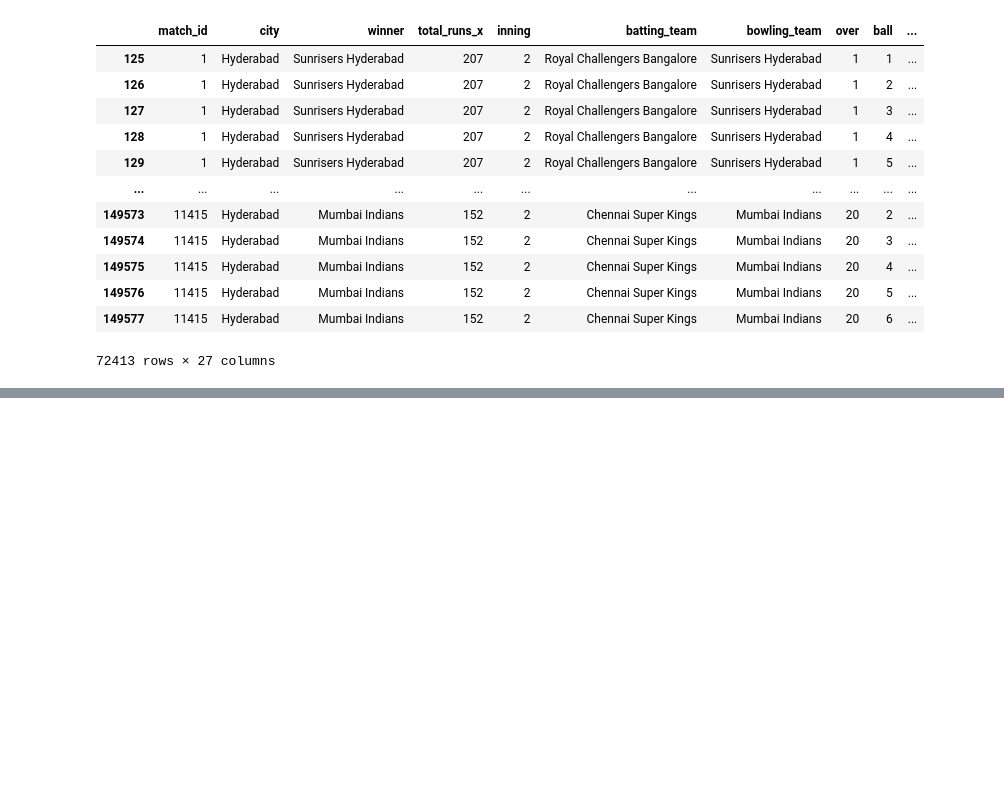
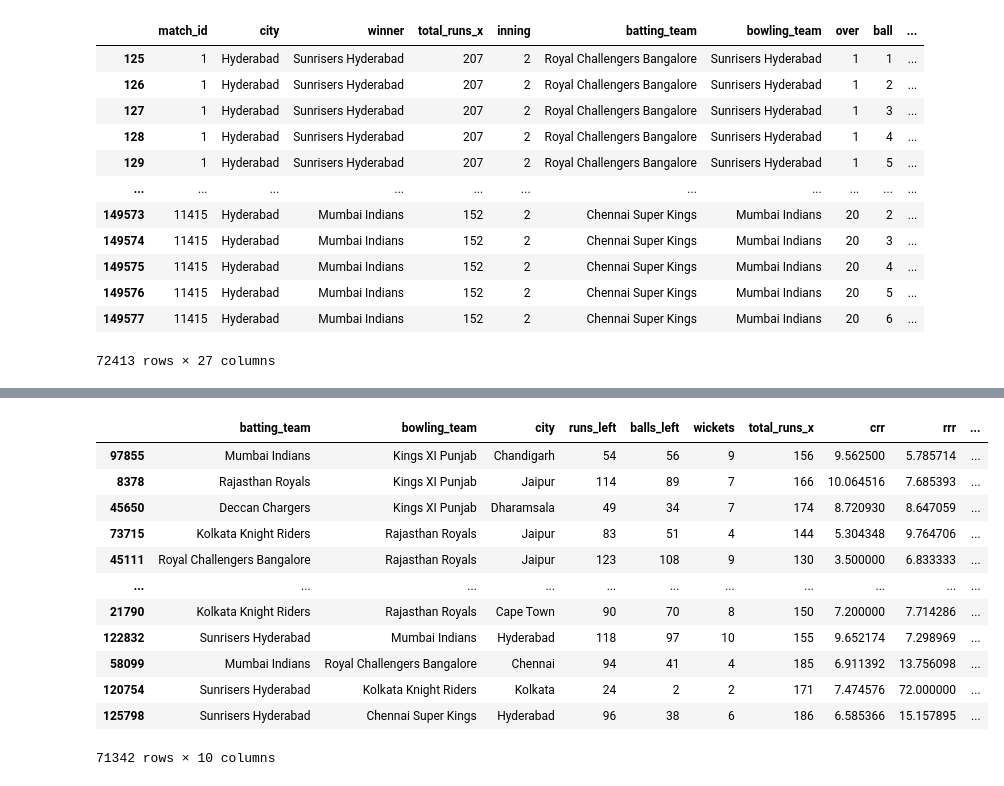
Before and after one commit to iSAKET-tech/IPL-Win-Predictor, a Jupyter notebook: Analysis.ipynb, the cells around one changed output, grey strips where cells are left out. Drawn from its saved outputs; the diff is of its cells as text; code cells hidden in the pictures; blank space fills up the shorter version.

```diff
--- a/Analysis.ipynb
+++ b/Analysis.ipynb
@@ -161,0 +163,6 @@ NotImplementedError: function is not implemented for this dtype: [how->cumsum,dt
+# %%
+final_df = delivery_df[['batting_team' , 'bowling_team', 'city', 'runs_left', 'balls_left', 'wickets', 'total_runs_x', 'crr', 'rrr', 'result']]
+# %%
+final_df = final_df.sample(final_df.shape[0])
+# %%
+final_df.dropna(inplace=True)
@@ -161,0 +171,16 @@ NotImplementedError: function is not implemented for this dtype: [how->cumsum,dt
+# %%
+final_df
+# %% [output]
+|  | batting_team | bowling_team | city | runs_left | balls_left | wickets | total_runs_x | crr | rrr | ... |
+| 97855 | Mumbai Indians | Kings XI Punjab | Chandigarh | 54 | 56 | 9 | 156 | 9.562500 | 5.785714 | ... |
+| 8378 | Rajasthan Royals | Kings XI Punjab | Jaipur | 114 | 89 | 7 | 166 | 10.064516 | 7.685393 | ... |
+| 45650 | Deccan Chargers | Kings XI Punjab | Dharamsala | 49 | 34 | 7 | 174 | 8.720930 | 8.647059 | ... |
+| 73715 | Kolkata Knight Riders | Rajasthan Royals | Jaipur | 83 | 51 | 4 | 144 | 5.304348 | 9.764706 | ... |
+| 45111 | Royal Challengers Bangalore | Rajasthan Royals | Jaipur | 123 | 108 | 9 | 130 | 3.500000 | 6.833333 | ... |
+| ... | ... | ... | ... | ... | ... | ... | ... | ... | ... | ... |
+| 21790 | Kolkata Knight Riders | Rajasthan Royals | Cape Town | 90 | 70 | 8 | 150 | 7.200000 | 7.714286 | ... |
+| 122832 | Sunrisers Hyderabad | Mumbai Indians | Hyderabad | 118 | 97 | 10 | 155 | 9.652174 | 7.298969 | ... |
+| 58099 | Mumbai Indians | Royal Challengers Bangalore | Chennai | 94 | 41 | 4 | 185 | 6.911392 | 13.756098 | ... |
+| 120754 | Sunrisers Hyderabad | Kolkata Knight Riders | Kolkata | 24 | 2 | 2 | 171 | 7.474576 | 72.000000 | ... |
+| 125798 | Sunrisers Hyderabad | Chennai Super Kings | Hyderabad | 96 | 38 | 6 | 186 | 6.585366 | 15.157895 | ... |
+71342 rows × 10 columns
```
Also changed, not shown: parts of 29 cells of this notebook.
